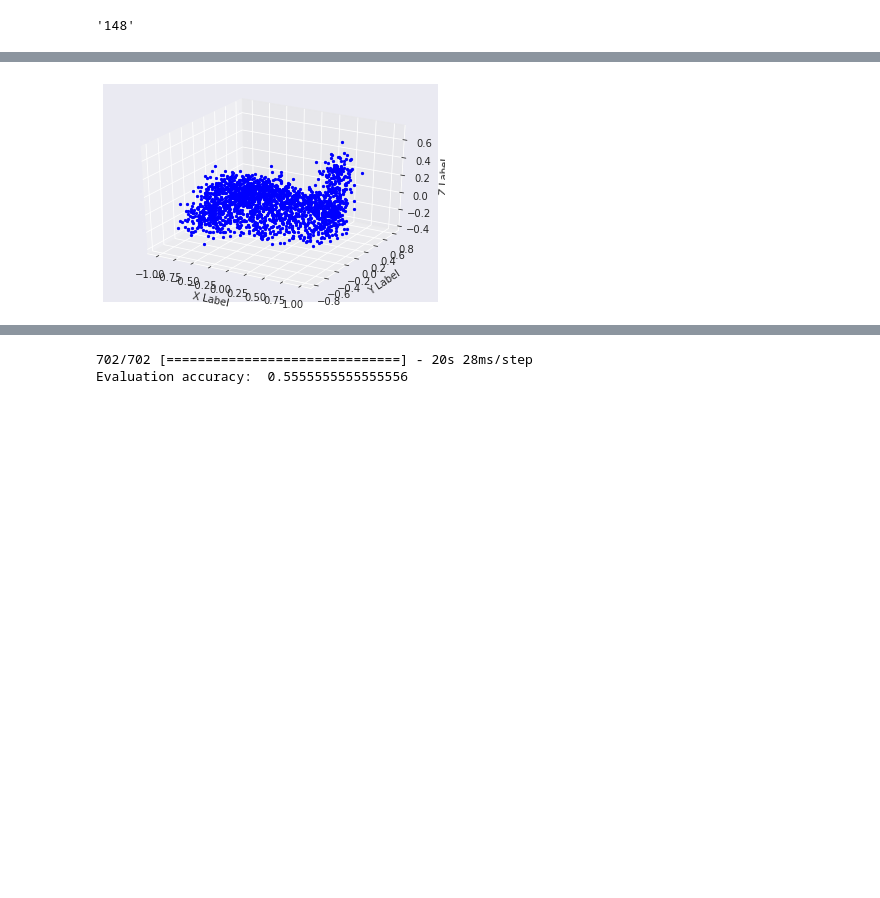
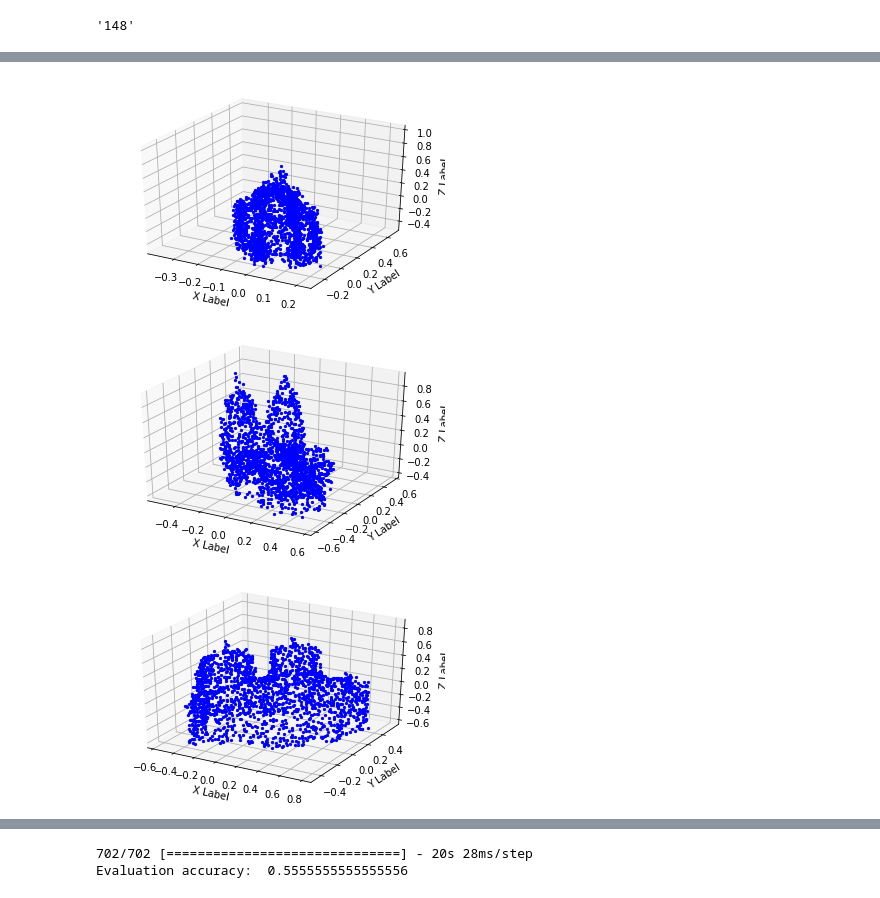
Before and after one commit to YuSak1/Point-Cloud, a Jupyter notebook: point_cloud_complete_7cat.ipynb, the cells around one changed output, grey strips where cells are left out. Saved outputs shown, nothing was run; the diff lists cells and outputs as text; code cells hidden in the pictures; blank space fills up the shorter version.

```diff
--- a/point_cloud_complete_7cat.ipynb
+++ b/point_cloud_complete_7cat.ipynb
@@ -95,7 +94,7 @@ Using TensorFlow backend.
 category = "building"
 
 # number of points in each sample
-num_points = 2048
+num_points = 1024
 # %% [markdown]
 ## **This version uses different poitnet**
 It works, but does not learn.
@@ -532,10 +447,8 @@ def save_plot(eval_name, fold_id):
   fig.savefig("drive/My Drive/Saved_Images/CV_eval_pc/" + eval_name + "/Fold-"+str(fold_id))
   plt.close()
 # %%
-# Load point cloud
-num_points = 2048
 # Load point cloud data
-train_path = "drive/My Drive/style_data_2/"
+train_path = "drive/My Drive/pc_style_data_2/style_data_2_" + str(num_points)
 
 filenames = [d for d in os.listdir(train_path)]
 print(train_path)
@@ -564,8 +477,8 @@ train_ids_r = train_ids.reshape(-1, 1)
 
 def data_generator(fold_id):
   ## Generate training/test data
-  df_train = pd.read_pickle("drive/My Drive/10CV_df/Lun_building/df_train_" + str(fold_id) + ".csv")
-  df_test = pd.read_pickle("drive/My Drive/10CV_df/Lun_building/df_test_" + str(fold_id) + ".csv")
+  df_train = pd.read_pickle("drive/My Drive/10CV_df/Lun_" + category + "/df_train_" + str(fold_id) + ".csv")
+  df_test = pd.read_pickle("drive/My Drive/10CV_df/Lun_" + category + "/df_test_" + str(fold_id) + ".csv")
 
   df_train = df_train.reset_index(drop=True)
   df_test = df_test.reset_index(drop=True)
@@ -582,7 +495,7 @@ def data_generator(fold_id):
     for i in range(data_length):
         data_id = df_train.loc[:,name_list[k]][i]
         id_index = df_ids[df_ids[0].astype(str)== ("b'"+data_id + ".off'")].index
-        input_data = input_data.append(pd.DataFrame(train_points_r[id_index[0]][:,[0,2,1]]))
+        input_data = input_data.append(pd.DataFrame(train_points_r[id_index[0]]))
 
     input_data = input_data.as_matrix()
     input_data = input_data.reshape(-1, num_points, 3)
@@ -593,13 +506,13 @@ def data_generator(fold_id):
   data_length = len(df_test)
 
   for k in range(0,3):
-    print("Generating training data", k+1, "/3...")
+    print("Generating test data", k+1, "/3...")
     input_data = pd.DataFrame()
     df_ids = pd.DataFrame(train_ids_r)
     for i in range(data_length):
         data_id = df_test.loc[:,name_list[k]][i]
         id_index = df_ids[df_ids[0].astype(str)== ("b'"+data_id + ".off'")].index
-        input_data = input_data.append(pd.DataFrame(train_points_r[id_index[0]][:,[0,2,1]]))
+        input_data = input_data.append(pd.DataFrame(train_points_r[id_index[0]]))
 
     input_data = input_data.as_matrix()
     input_data = input_data.reshape(-1, num_points, 3)
@@ -726,13 +669,9 @@ df_train
-# %%
-id = 0
-show_pc(Anchor_train[id,:,:])
-
-# train_points_rotate = rotate_point_cloud(Anchor_train[id,:,:])
-# train_points_jitter = jitter_point_cloud(train_points_rotate)
-# show_pc(train_points_rotate)
-# show_pc(train_points_jitter)
-
-# show_pc(input_data_a_trai)
-# show_pc(input_data_b_train[id,:,:])
-# %% [output]
-[figure, removed]
+# %%
+id = 1
+show_pc(Anchor_train[id,:,:])
+show_pc(Positive_train[id,:,:])
+show_pc(Negative_train[id,:,:])
+# %% [output]
+[figure, added]
+[figure, added]
+[figure, added]
```
Also changed, not shown: parts of 17 cells of this notebook.
